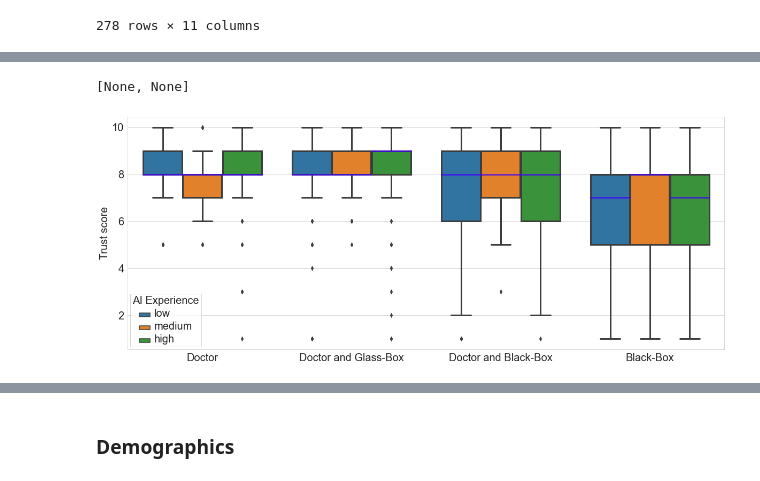
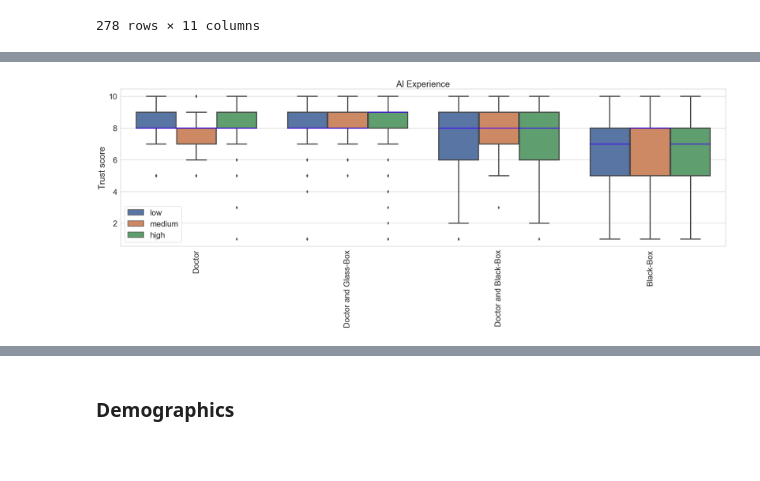
Before and after one commit to isabelladegen/elf, a Jupyter notebook: Isabellas-Notebook.ipynb, the cells around one changed output, grey strips where cells are left out. Cells and saved outputs as stored; diff of their text form; code cells hidden in the pictures; blank space fills up the shorter version.

Commit message:
box plots and describes of trust distribution

```diff
--- a/Isabellas-Notebook.ipynb
+++ b/Isabellas-Notebook.ipynb
@@ -114,12 +298,15 @@ p.set_yticklabels(p.get_yticks(), size = smaller_font)
 # %%
-sns.set_style("whitegrid")
+def hcp_box_plot(axes=None, showy=False):
+    hcp_df = pd.melt(raw_data[[health, dr, dr_gb, dr_bb, bb]], id_vars=[health])
+    ax = sns.boxplot(x="variable", y="value", data=hcp_df, hue=health, linewidth=line_width, medianprops=medianprops, ax=axes)
+    ax.set_ylabel("")
+    ax.set_xlabel("")
+    ax.set_title('HCP')
+    ax.get_legend().set_title('')
+    if showy:
+        ax.set_ylabel(box_y_label)
+    ax.set_xticklabels(ax.get_xticklabels(),rotation=90)
+    ax.legend(loc='lower left')
 
-sns_box_df = pd.melt(raw_data[[health,dr, dr_gb, dr_bb, bb]], id_vars=[health])
-
-ax = sns.boxplot(x="variable", y="value", data=sns_box_df, hue=health, linewidth=line_width, medianprops=medianprops)
-ax.set_xlabel("")
-ax.get_legend().set_title('HCP')
-ax.set_ylabel(box_y_label, fontsize=smaller_font)
-plt.setp(ax.get_legend().get_texts(), fontsize=smaller_font)
-plt.setp(ax.get_legend().get_title(), fontsize=smaller_font)
+hcp_box_plot(showy=True)
 # %% [output]
@@ -128,12 +330,16 @@ plt.setp(ax.get_legend().get_title(), fontsize=smaller_font)
 # %%
-sns_box_df = pd.melt(raw_data[[ai_binned,dr, dr_gb, dr_bb, bb]], id_vars=[ai_binned])
+def ai_box_plot(axes=None, showy=False):
+    ai_df = pd.melt(raw_data[[ai_binned, dr, dr_gb, dr_bb, bb]], id_vars=[ai_binned])
+    ax = sns.boxplot(x="variable", y="value", data=ai_df, hue=ai_binned, linewidth=line_width, medianprops=medianprops, ax=axes)
+    ax.set_ylabel("")
+    ax.set_xlabel("")
+    ax.set_title('AI Experience')
+    ax.legend(loc='lower left')
+    ax.get_legend().set_title('')
+    ax.set_xticklabels(ax.get_xticklabels(),rotation=90)
+    if showy:
+        ax.set_ylabel(box_y_label)
 
-ax = sns.boxplot(x="variable", y="value", data=sns_box_df, hue=ai_binned, linewidth=line_width, medianprops=medianprops)
-ax.set_xlabel("")
-ax.get_legend().set_title('AI Experience')
-ax.set_ylabel(box_y_label, fontsize=smaller_font)
-plt.setp(ax.get_legend().get_texts(), fontsize=smaller_font)
-plt.setp(ax.get_legend().get_title(), fontsize=smaller_font)
+ai_box_plot(showy=True)
 # %% [output]
-[None, None]
-[figure, old version]
+[figure, new version]
```
Also changed, not shown: parts of 40 cells of this notebook, 6 other files.
